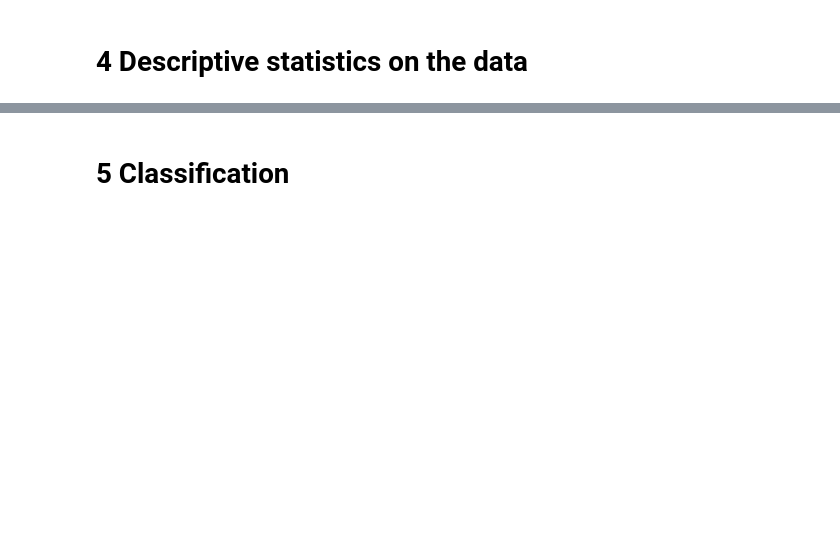
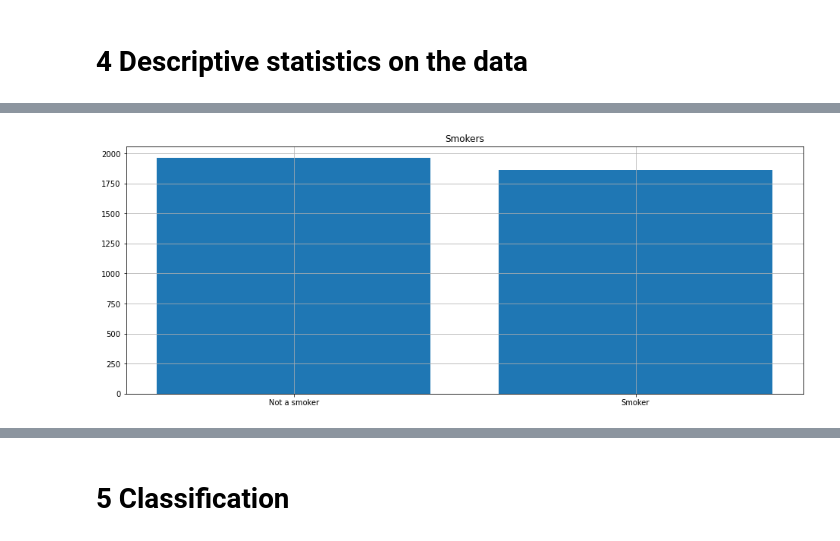
Before and after one commit to Mirkesx/cardiovascularity_study_dataset, a Jupyter notebook: project_notebook_marco_cavalli_1000024189.ipynb, the cells around one changed output, grey strips where cells are left out. Cells and saved outputs as stored; diff of their text form; code cells hidden in the pictures; blank space fills up the shorter version.

```diff
--- a/project_notebook_marco_cavalli_1000024189.ipynb
+++ b/project_notebook_marco_cavalli_1000024189.ipynb
@@ -249,0 +281,8 @@ memory usage: 498.2 KB
+# %%
+plt.figure(figsize=(16,6))
+plt.title('Smokers')
+counts = framingham['currentSmoker'].value_counts()
+plt.bar(["Not a smoker", "Smoker"],counts)
+plt.grid()
+# %% [output]
+[figure, added]
```
Also changed, not shown: parts of 12 cells of this notebook.
